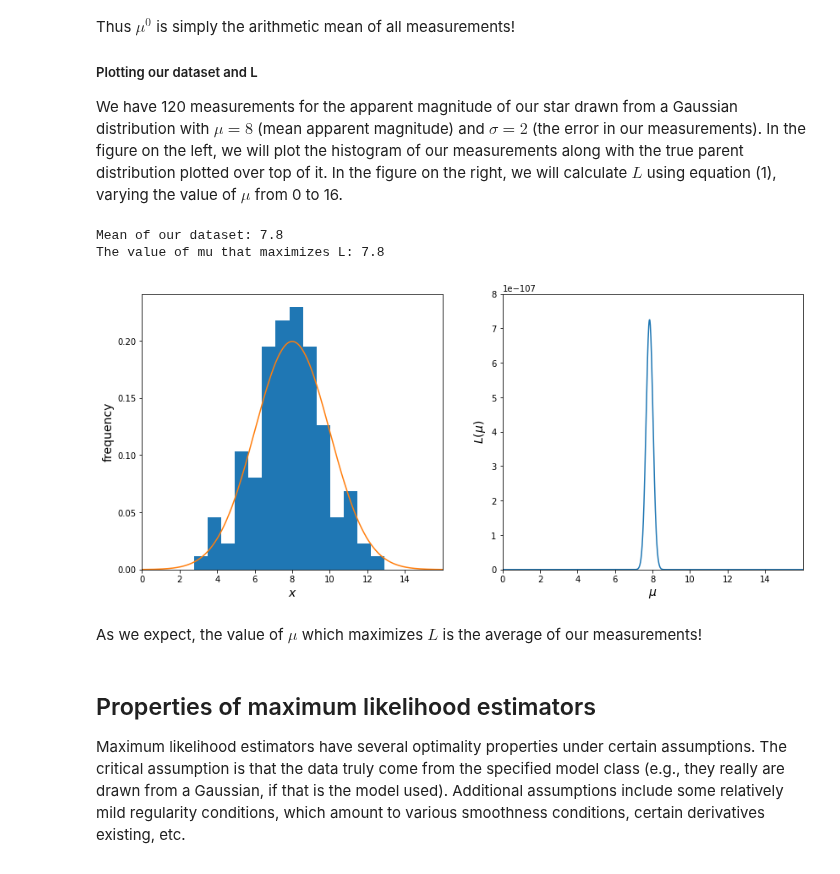
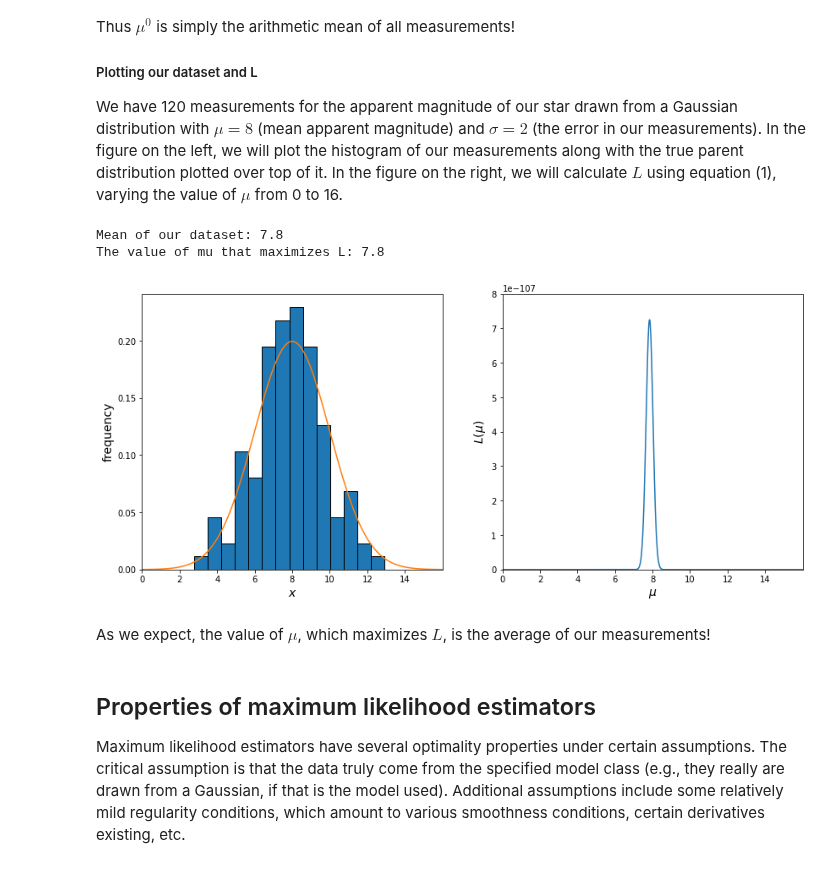
Before and after one commit to astroML/astroML-notebooks, a Jupyter notebook: chapter4/astroml_chapter4_Classical_vs_Bayesian_statistical_inference.ipynb, the cells around one changed output. Drawn from its saved outputs; the diff is of its cells as text; code cells hidden in the pictures.

```diff
--- a/chapter4/astroml_chapter4_Classical_vs_Bayesian_statistical_inference.ipynb
+++ b/chapter4/astroml_chapter4_Classical_vs_Bayesian_statistical_inference.ipynb
@@ -128,37 +128,37 @@ measurements = np.random.normal(mu_true, 2, Nsamples)
 
 # caluclate L for 1000 possible values of mu from 0 to 16
 products = []
 for i in x:
     j = np.prod(norm(measurements, 2).pdf(i))
     products.append(j)
 
 # plot the results
 fig, ax = plt.subplots(1,2)
 fig.set_size_inches(14,6)
 
-ax[0].hist(measurements, bins='fd', density = True);
+ax[0].hist(measurements, bins='fd', density = True, edgecolor='black');
 ax[0].plot(x, norm(8, 2).pdf(x));
 ax[0].set_xlabel('$x$',fontsize = 14)
 ax[0].set_ylabel('frequency',fontsize = 14)
 ax[0].set_xlim(0, 16)
 ax[0].set_xticks(np.arange(0,16,2))
 
 ax[1].plot(x,products)
 ax[1].set_xlim(0, 16)
 ax[1].set_ylim(0, 8*10**(-107))
 ax[1].set_xticks(np.arange(0,16, 2))
 ax[1].set_xlabel('$\mu$', fontsize = 14)
 ax[1].set_ylabel(r'$L(\mu)$',fontsize = 14);
 
 
 print(f"""Mean of our dataset: {np.mean(measurements):.2}
 The value of mu that maximizes L: {x[products.index(max(products))]:.2}""")
 # %% [output]
 Mean of our dataset: 7.8
 The value of mu that maximizes L: 7.8
-[figure, old version]
+[figure, new version]
 # %% [markdown]
-As we expect, the value of $\mu$ which maximizes $L$ is the average of our measurements!
+As we expect, the value of $\mu$, which maximizes $L$, is the average of our measurements!
 # %% [markdown]
 ## Properties of maximum likelihood estimators
 
```
Also changed, not shown: parts of 20 cells of this notebook, 1 other file.
